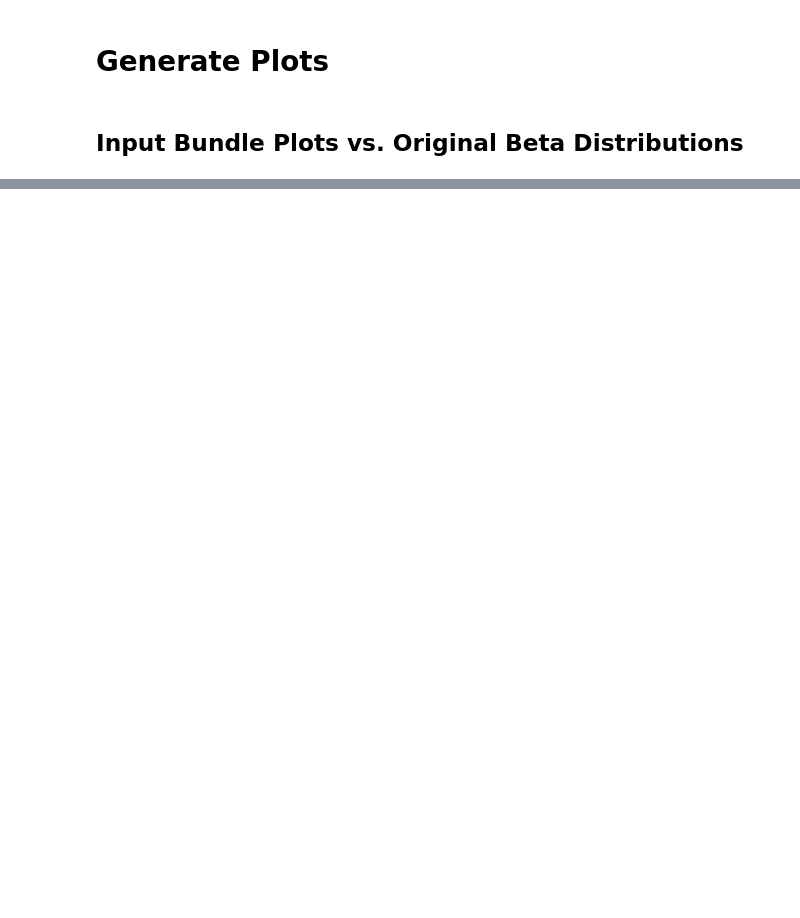
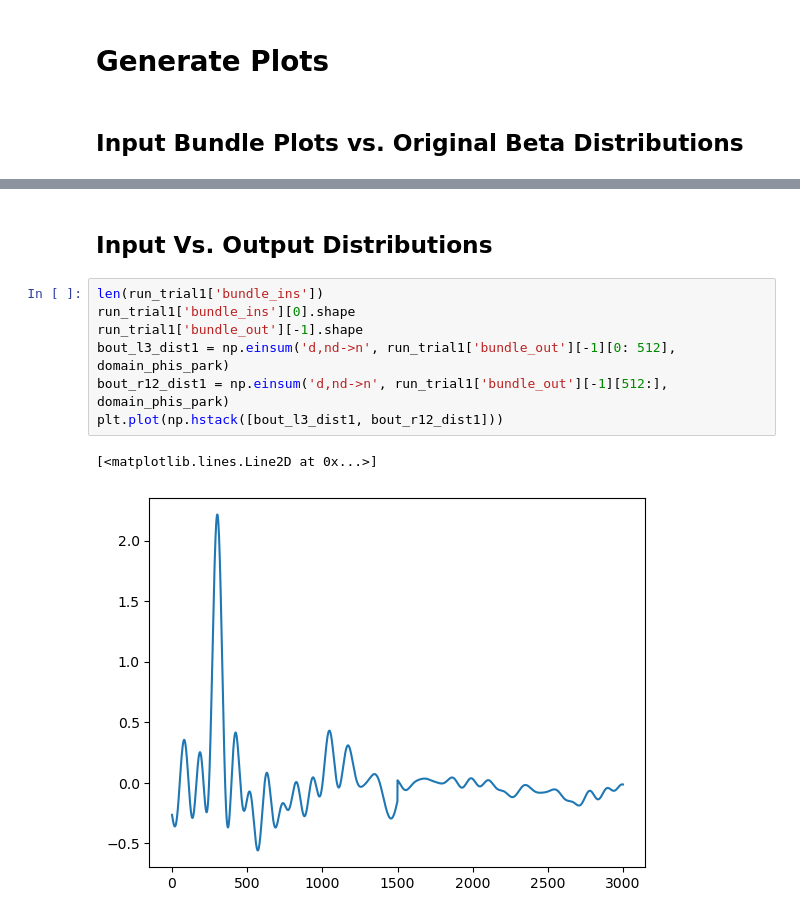
Before and after one commit to 2002sahapriya/Basal-Ganglia, a Jupyter notebook: park_task.ipynb, the cells around one changed output, grey strips where cells are left out. Saved outputs shown, nothing was run; the diff lists cells and outputs as text; blank space fills up the shorter version.

Commit message:
Park task

```diff
--- a/park_task.ipynb
+++ b/park_task.ipynb
@@ -468,0 +468,12 @@ plt.show()
+# %% [markdown]
+## Input Vs. Output Distributions
+# %%
+len(run_trial1['bundle_ins'])
+run_trial1['bundle_ins'][0].shape
+run_trial1['bundle_out'][-1].shape
+bout_l3_dist1 = np.einsum('d,nd->n', run_trial1['bundle_out'][-1][0: 512], domain_phis_park)
+bout_r12_dist1 = np.einsum('d,nd->n', run_trial1['bundle_out'][-1][512:], domain_phis_park)
+plt.plot(np.hstack([bout_l3_dist1, bout_r12_dist1]))
+# %% [output]
+[<matplotlib.lines.Line2D at 0x...>]
+[figure, added]
```
Also changed, not shown: parts of 7 cells of this notebook.
